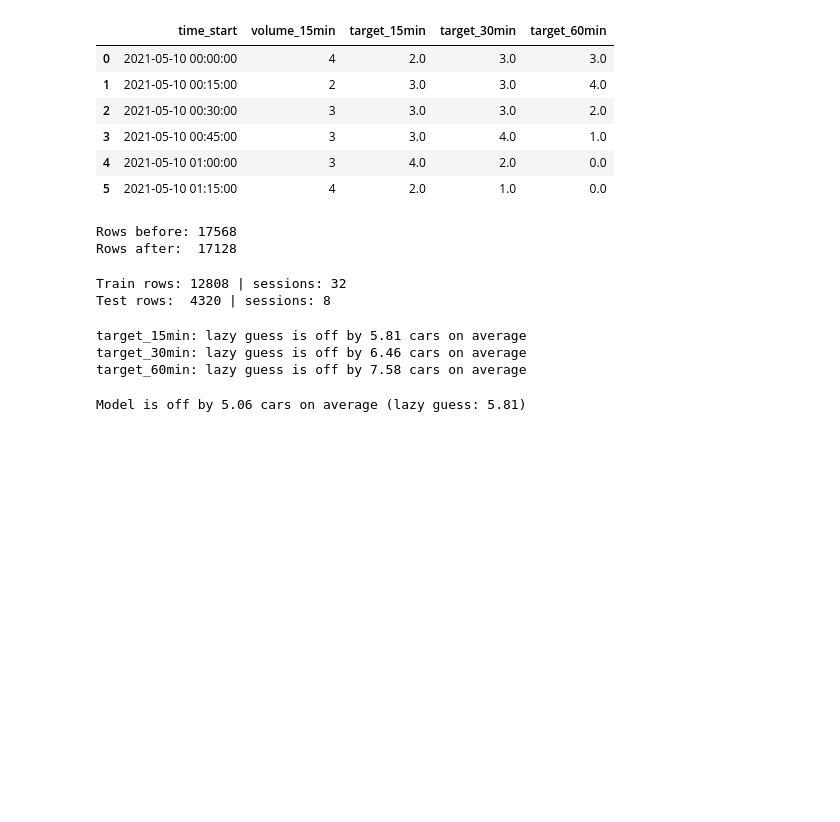
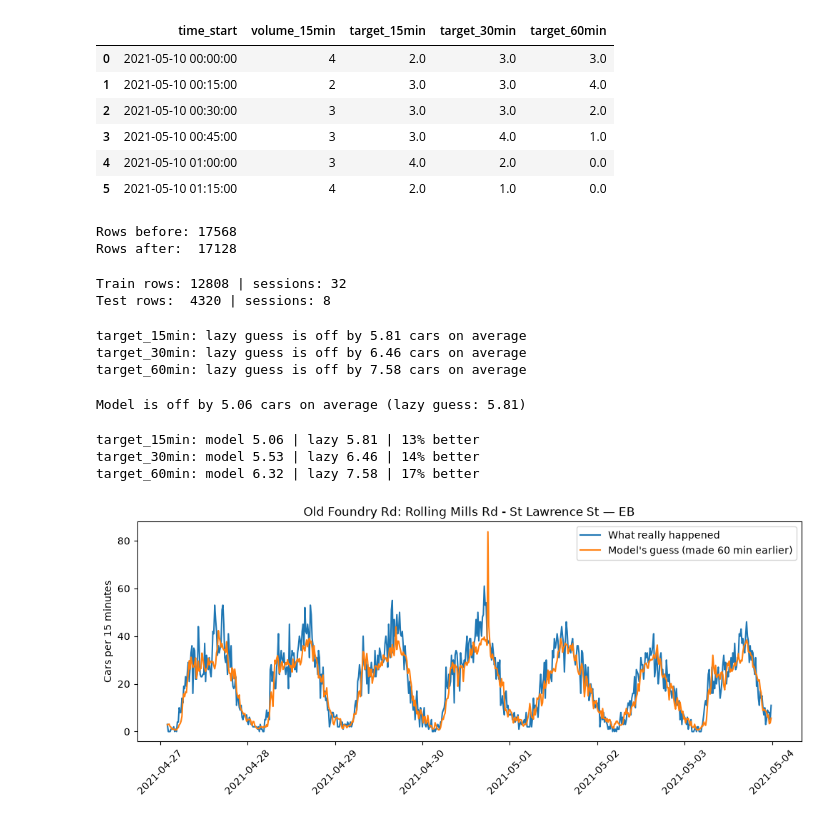
Before and after one commit to sarah-vanvelzer/toronto-traffic, a Jupyter notebook: traffic.ipynb, the cells around one changed output. Drawn from its saved outputs; the diff is of its cells as text; code cells hidden in the pictures; blank space fills up the shorter version.

Commit message:
add forecast chart

```diff
--- a/traffic.ipynb
+++ b/traffic.ipynb
@@ -211,3 +211,39 @@ error = (test["target_15min"] - predictions).abs().mean()
 print(f"Model is off by {error:.2f} cars on average (lazy guess: 5.81)")
 # %% [output]
 Model is off by 5.06 cars on average (lazy guess: 5.81)
+# %%
+lazy_scores = {"target_15min": 5.81, "target_30min": 6.46, "target_60min": 7.58}
+models = {}
+
+for target in targets:
+    model = HistGradientBoostingRegressor(max_iter=300, learning_rate=0.05, random_state=42)
+    model.fit(train[features], train[target])
+    models[target] = model
+
+    predictions = model.predict(test[features])
+    error = (test[target] - predictions).abs().mean()
+    better = (1 - error / lazy_scores[target]) * 100
+
+    print(f"{target}: model {error:.2f} | lazy {lazy_scores[target]} | {better:.0f}% better")
+# %% [output]
+target_15min: model 5.06 | lazy 5.81 | 13% better
+target_30min: model 5.53 | lazy 6.46 | 14% better
+target_60min: model 6.32 | lazy 7.58 | 17% better
+# %%
+one_street = test[test["count_id"] == test_sessions[0]]
+one_way = one_street[one_street["direction"] == one_street["direction"].iloc[0]].sort_values("time_start")
+
+guesses = models["target_60min"].predict(one_way[features])
+future_time = one_way["time_start"] + pd.Timedelta(minutes=60)
+
+plt.figure(figsize=(12, 4))
+plt.plot(future_time, one_way["target_60min"], label="What really happened")
+plt.plot(future_time, guesses, label="Model's guess (made 60 min earlier)")
+plt.title(one_way["location_name"].iloc[0] + " — " + one_way["direction"].iloc[0])
+plt.ylabel("Cars per 15 minutes")
+plt.legend()
+plt.xticks(rotation=45)
+plt.savefig("forecast.png", dpi=150, bbox_inches="tight")
+plt.show()
+# %% [output]
+[figure, added]
```
Also changed, not shown: 1 other file.
